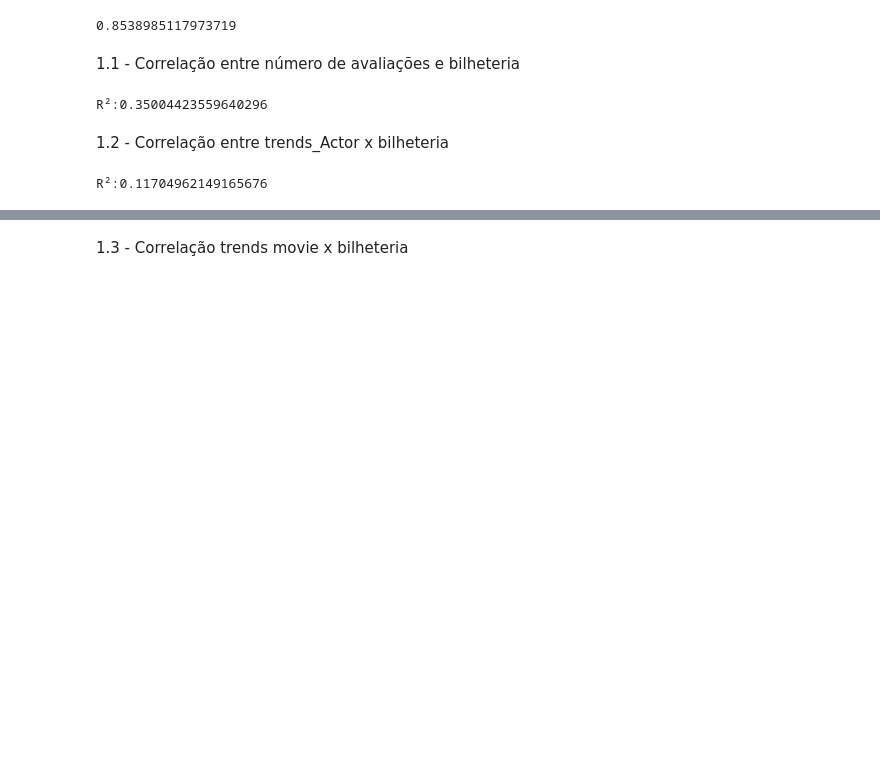
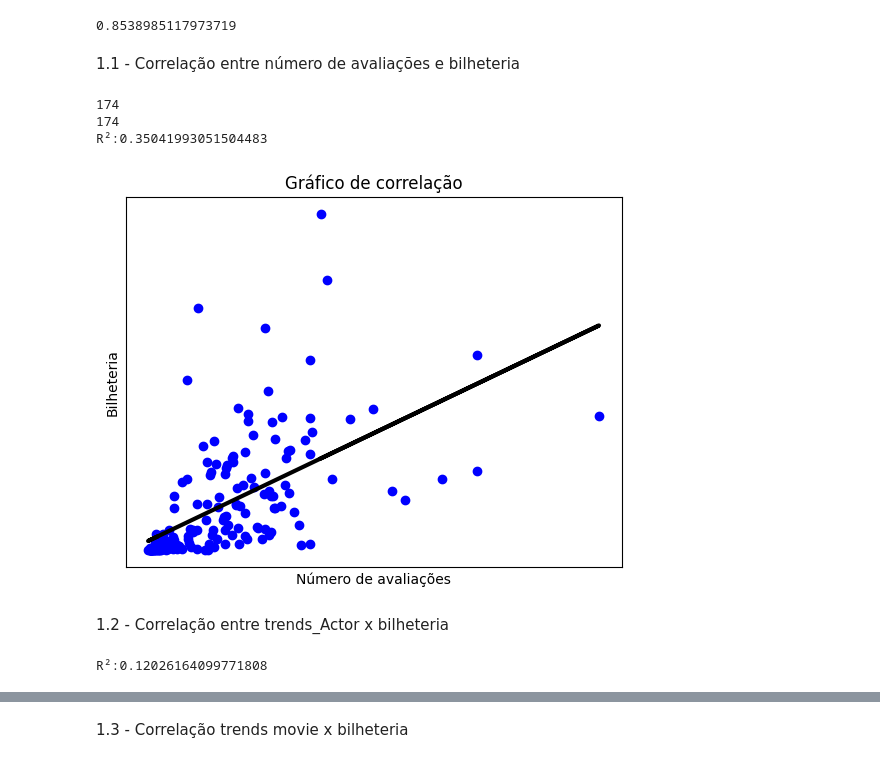
Before and after one commit to gustaleitcor/Projeto-de-Pesquisa-Aplicada, a Jupyter notebook: main.ipynb, the cells around one changed output, grey strips where cells are left out. Cells and saved outputs as stored; diff of their text form; code cells hidden in the pictures; blank space fills up the shorter version.

Commit message:
Melhorias de regressao e plot

```diff
--- a/main.ipynb
+++ b/main.ipynb
@@ -298,38 +300,72 @@ print(f"{corr}")
 # %%
 db_final = pd.read_csv("imdb_corrected.csv")
 
-n_avaliacao = np.array(pd.to_numeric(db_final["No_of_Votes"]))
-bilheteriafinal = np.array(db_final["Corrected_Gross"])
+n_avaliacao = db_final[["No_of_Votes"]]
+bilheteriafinal = db_final[["Corrected_Gross"]]
 
-#Reformulando os dados para não ocasionar em erros
-n_avaliacao = n_avaliacao.reshape(-1, 1)
-bilheteriafinal = bilheteriafinal.reshape(-1, 1)
+x = n_avaliacao
+y = bilheteriafinal
+
+print(len(n_avaliacao))
+print(len(bilheteriafinal))
+
+x_train, x_teste, y_train, y_teste = train_test_split(x, y, test_size = 1, random_state = 0)
 
 #Inicializando um modelo de regressão simples
 model = LinearRegression()
-model.fit(n_avaliacao, bilheteriafinal)
+model.fit(x_train, y_train)
+
+#número de avaliações predict
+model_predict = model.predict(x_train)
 
 #Cálculo do r²
-r_squared = model.score(n_avaliacao, bilheteriafinal)
+r_squared = r2_score(y_train, model_predict)
+#Coeficiente e intercepto
+b = model.intercept_
+m = model.coef_
 
 print(f"R²:{r_squared}")
 # %% [output]
-R²:0.35004423559640296
+174
+174
+R²:0.35041993051504483
+# %%
+#Gráfico de relação
+plt.scatter(n_avaliacao, bilheteriafinal, label="Relação", color="blue")
+plt.plot(n_avaliacao, m*x + b, color="black", linewidth=3)
+plt.xlabel("Número de avaliações")
+plt.ylabel("Bilheteria")
+plt.title("Gráfico de correlação")
+plt.xticks(())
+plt.yticks(())
+
+plt.show()
+# %% [output]
+[figure, added]
 # %% [markdown]
 1.2 - Correlação entre trends_Actor x bilheteria
 # %%
-trends_actor = np.array(pd.to_numeric(db_final["MaxTrends_Actor"]))
+trends_actor = db_final[["MaxTrends_Actor"]]
+bilheteriafinal = db_final[["Corrected_Gross"]]
 
-#Reformulando o dado para não ocasionar em erros
-trends_actor = trends_actor.reshape(-1, 1)
+x = trends_actor
+y = bilheteriafinal
+
+x_train, x_teste, y_train, y_teste = train_test_split(x, y, test_size = 1, random_state = 0)
 
 #Inicializando um modelo de regressão simples
 model = LinearRegression()
-model.fit(trends_actor, bilheteriafinal)
+model.fit(x_train, y_train)
+
+#trends_actor predict
+model_predict = model.predict(x_train)
 
 #Cálculo do r²
-r_squared = model.score(trends_actor, bilheteriafinal)
+r_squared = r2_score(y_train, model_predict)
+#Coeficiente e intercepto
+b = model.intercept_
+m = model.coef_
 
 print(f"R²:{r_squared}")
 # %% [output]
-R²:0.11704962149165676
+R²:0.12026164099771808
```
Also changed, not shown: parts of 12 cells of this notebook.
